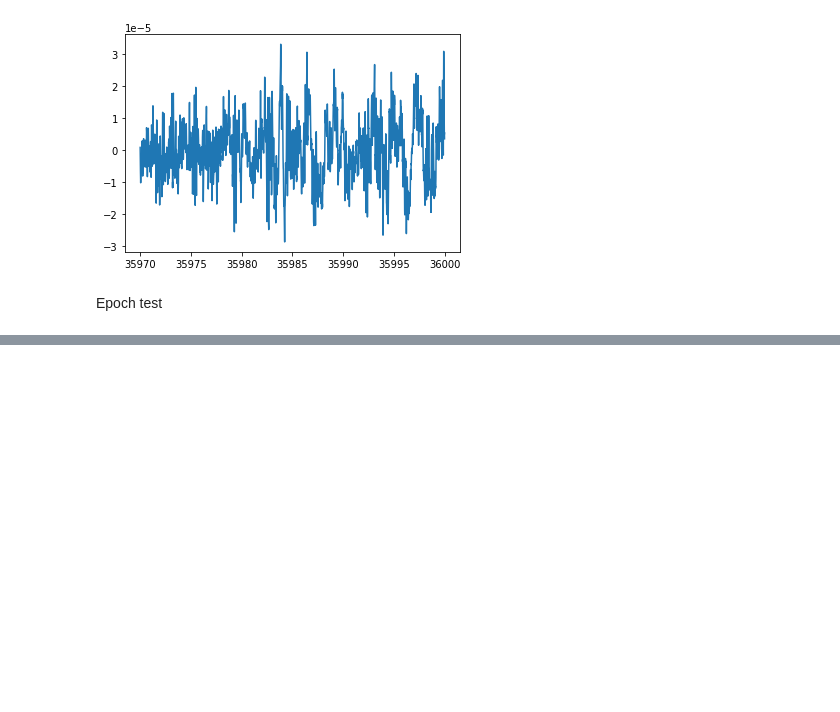
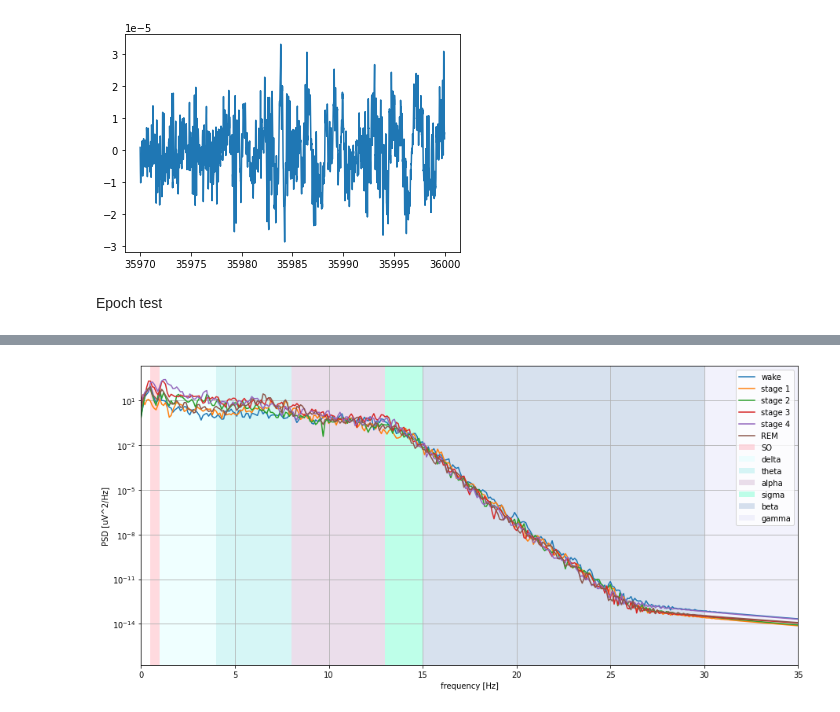
Before and after one commit to papekoja/72.75-ML, a Jupyter notebook: final/dataTest.ipynb, the cells around one changed output, grey strips where cells are left out. Cells and saved outputs as stored; diff of their text form; code cells hidden in the pictures; blank space fills up the shorter version.

```diff
--- a/final/dataTest.ipynb
+++ b/final/dataTest.ipynb
@@ -139,0 +168,42 @@ epoch.visualize()
+# %%
+FREQ_BANDS = {'SO':[0.5, 1],
+            'delta': [1, 4],
+            'theta': [4, 8],
+            'alpha': [8, 13],
+            'sigma': [13,15],
+            'beta': [15, 30],
+            'gamma': [30, 60]}
+
+plt.figure(figsize = (15,7))
+
+
+w_w = s.get_epochs_by_label("Sleep stage W")[0].features['welsh_Pz-Oz']
+w_1 = s.get_epochs_by_label("Sleep stage 1")[1].features['welsh_Pz-Oz']
+w_2 = s.get_epochs_by_label("Sleep stage 2")[0].features['welsh_Pz-Oz']
+w_3 = s.get_epochs_by_label("Sleep stage 3")[0].features['welsh_Pz-Oz']
+w_4 = s.get_epochs_by_label("Sleep stage 4")[0].features['welsh_Pz-Oz']
+w_R = s.get_epochs_by_label("Sleep stage R")[0].features['welsh_Pz-Oz']
+f = s.get_epochs_by_label("Sleep stage W")[0].features['welsh_f']
+plt.semilogy(f, w_w, label='wake')
+plt.semilogy(f, w_1, label='stage 1')
+plt.semilogy(f, w_2, label='stage 2')
+plt.semilogy(f, w_3, label='stage 3')
+plt.semilogy(f, w_4, label='stage 4')
+plt.semilogy(f, w_R, label='REM')
+
+plt.axvspan(FREQ_BANDS['SO'][0],    FREQ_BANDS['SO'][1], facecolor='lightpink', label='SO', alpha=0.5)
+plt.axvspan(FREQ_BANDS['delta'][0], FREQ_BANDS['delta'][1], facecolor='lightcyan', label='delta',alpha=0.5)
+plt.axvspan(FREQ_BANDS['theta'][0], FREQ_BANDS['theta'][1], facecolor='paleturquoise', label='theta',alpha=0.5)
+plt.axvspan(FREQ_BANDS['alpha'][0], FREQ_BANDS['alpha'][1], facecolor='thistle', label='alpha',alpha=0.5)
+plt.axvspan(FREQ_BANDS['sigma'][0], FREQ_BANDS['sigma'][1], facecolor='aquamarine', label='sigma',alpha=0.5)
+plt.axvspan(FREQ_BANDS['beta'][0],  FREQ_BANDS['beta'][1], facecolor='lightsteelblue', label='beta',alpha=0.5)
+plt.axvspan(FREQ_BANDS['gamma'][0], FREQ_BANDS['gamma'][1], facecolor='lavender', label='gamma',alpha=0.5)
+
+plt.xlabel('frequency [Hz]')
+plt.ylabel('PSD [uV^2/Hz]')
+
+plt.legend()
+plt.xlim([0, 35])
+plt.grid()
+# %% [output]
+[figure, added]
```
Also changed, not shown: parts of 5 cells of this notebook, 3 other files.
